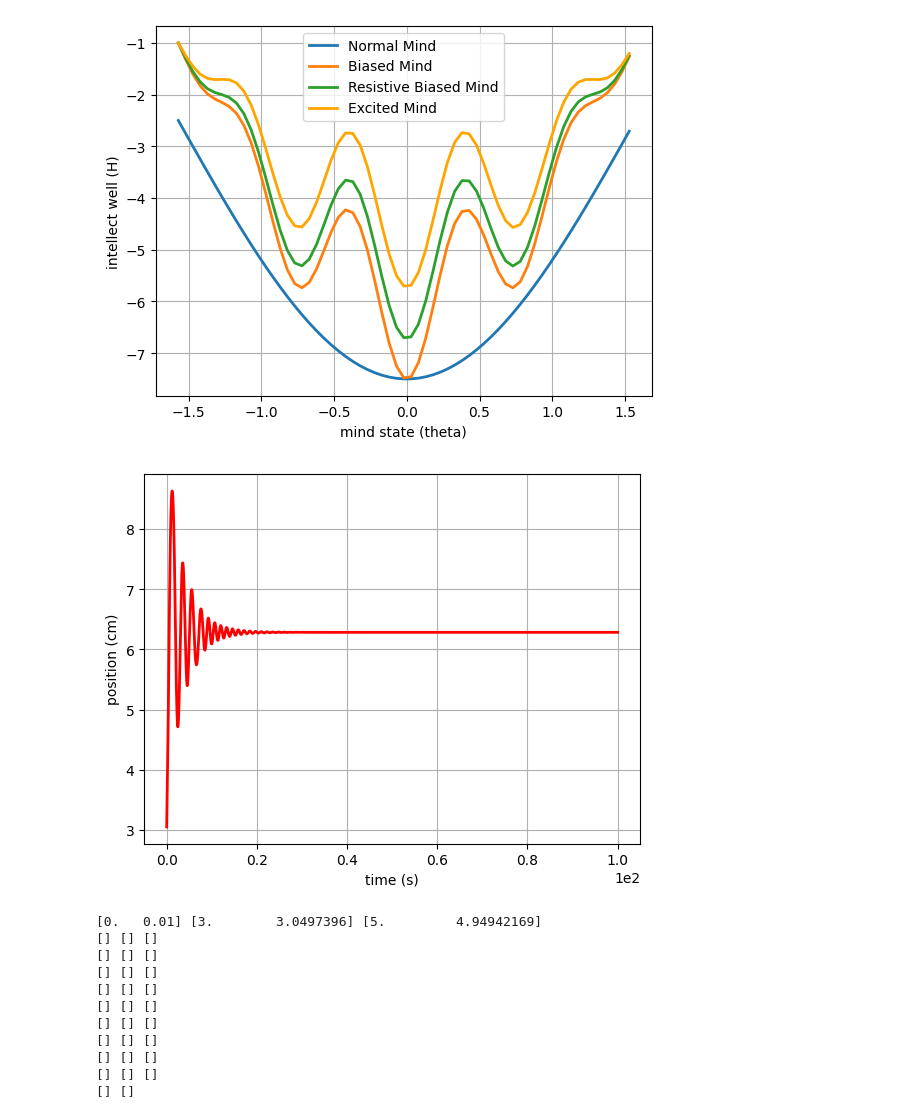
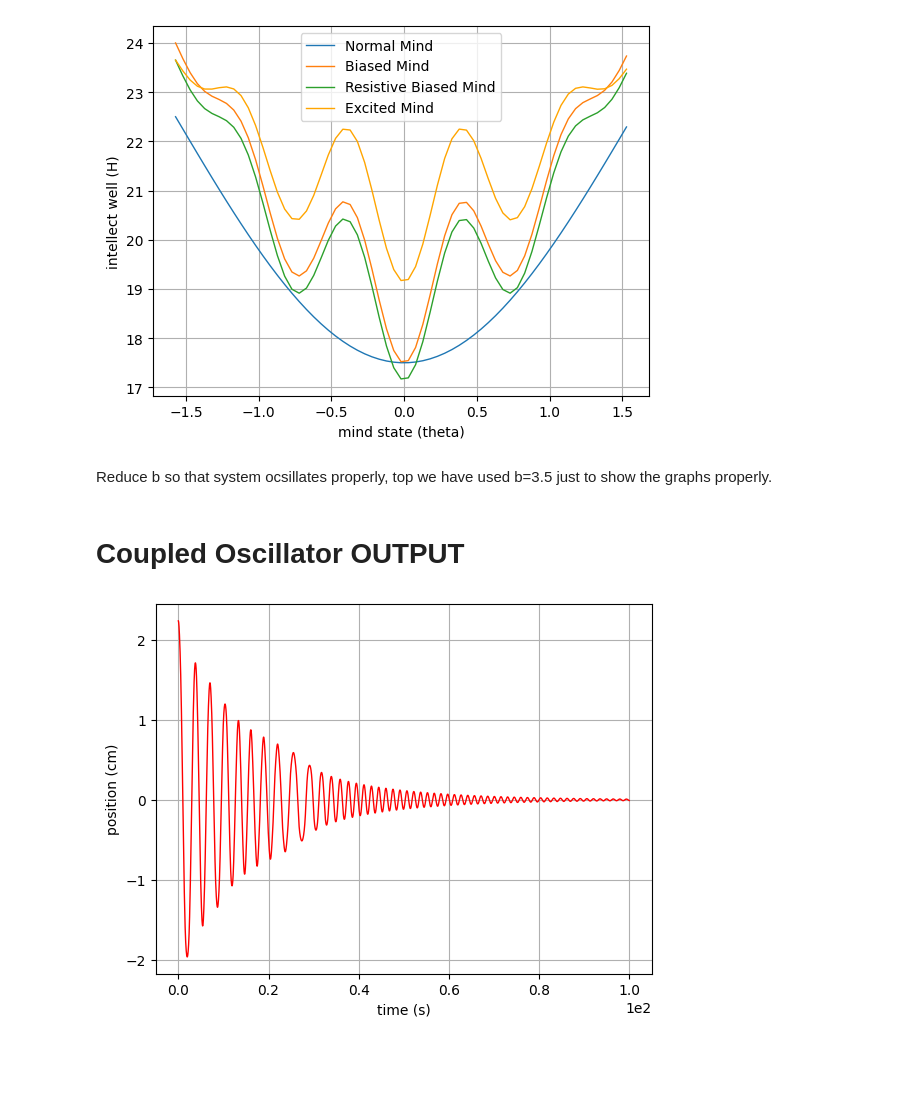
Before and after one commit to ShounakDas101/multibody, a Jupyter notebook: flip_mind_ODE.ipynb, the cells around one changed output. Cells and saved outputs as stored; diff of their text form; code cells hidden in the pictures; blank space fills up the shorter version.

```diff
--- a/flip_mind_ODE.ipynb
+++ b/flip_mind_ODE.ipynb
@@ -34,11 +65,27 @@ y3 = -H3
 # A plot of the fluid height (position) inside the straw as a function of time.
 #plt.plot(t,y)
 # plt.show()
-plt.plot(t, y0, t, y1, t, y2, t, y3, 'orange', linewidth = 2)
+plt.plot(t, H0, t, H1, t, H2, t, H3, 'orange', linewidth = 1)
 plt.xlabel('mind state (theta)')
 plt.ylabel('intellect well (H)')
 plt.ticklabel_format(style='sci', axis='x', scilimits=(0,0))
 plt.legend(['Normal Mind', 'Biased Mind', 'Resistive Biased Mind', 'Excited Mind'])
 plt.grid(True)
 # %% [output]
-[figure, old version]
+[figure, new version]
+# %% [markdown]
+Reduce b so that system ocsillates properly, top we have used b=3.5 just to show the graphs properly.
+# %%
+I=1.0
+a=5.0
+w2=a/I # it is actually square of angular frequency
+f=0.3  # it should be a fraction
+b=0.1
+c=2.0
+
+N=8
+k=1.38 # boltzmann constant, actual value is 1.380649E-23 Joules/Kelin
+T=3    # actual value 300K (at room temp)
+KE=0.5*I*w2
+U = 15+KE
+Amp=math.sqrt(a)
@@ -45,57 +95,35 @@ plt.grid(True)
+# %%
+def coupled_osc(x, t):
+      return  [x[1], -a*np.sin(x[0]) -b*x[1] -f*a*np.sin(x[0])*np.cos(N*x[0]) - f*a*np.cos(x[0])*np.sin(N*x[0])]
 # %%
-def coupled_osc(x, t):
-      return  [x[1], -2*a*np.sin(x[0]) -b*x[1] -f*a*np.sin(x[0])*np.cos(N*x[0]) - f*a*np.cos(x[0])*np.sin(N*x[0])-c*np.sin(x[0])]
+def flip_osc(x, t):
+      return  [x[1], -a*np.sin(x[0]) -b*x[1] -f*a*np.sin(x[0])*np.cos(N*x[0]) - f*a*np.cos(x[0])*np.sin(N*x[0])- c*np.sin(x[0])]
+# %% [markdown]
+# Coupled Oscillator OUTPUT
 # %%
 # Next, we create an array of the desired times for the solution.
 no_of_samples = 10000
 # Create an empty NumPy array of zeros
 time_array = np.zeros(no_of_samples)
 posi_array = np.zeros(no_of_samples)
 velo_array = np.zeros(no_of_samples)
-my_time = [0,1e-2]
-init_value =[3,5]
+my_time = [0,1e-2] # odeint takes time in terms of array only, h=t1-t0
+init_value =[Amp,0] # odeint takes init_value in terms of array only
 for i in range(0,no_of_samples,1):
     my_time = [0,1e-2]
     solution = odeint(coupled_osc, init_value, my_time)
     init_value =solution[1,0],solution[1,1]
     time_array[i]=i*1e-2
     posi_array[i]=solution[1,0]
     velo_array[i]=solution[1,1]
     #print (i*my_time[1], solution[1,0], solution[1,1])
 
 #print(posi_array)
 # A plot of the fluid height (position) inside the straw as a function of time.
-plt.plot(time_array, posi_array, 'red', linewidth = 2)
+plt.plot(time_array, posi_array, 'red', linewidth = 1)
 plt.xlabel('time (s)')
 plt.ylabel('position (cm)')
 plt.ticklabel_format(style='sci', axis='x', scilimits=(0,0))
 plt.grid(True)
 # %% [output]
-[figure, old version]
+[figure, new version]
-# %%
-# Next, we create an array of the desired times for the solution.
-y0 = [3, 5]
-for n in range(0, 10, 1):
-    time = np.arange(n, (n+2)*1e-2, 1e-2)
-    position, velocity = odeint(coupled_osc, y0, time).T
-    print (time, position, velocity)
-
-y0=[2, 7]
-time = np.arange(n, (n+1)*1e-2, 1e-2)
-position, velocity = odeint(coupled_osc, y0, time).T
-
-print (position, velocity)
-
-#
-# %% [output]
-[0.   0.01] [3.        3.0497396] [5.         4.94942169]
-[] [] []
-[] [] []
-[] [] []
-[] [] []
-[] [] []
-[] [] []
-[] [] []
-[] [] []
-[] [] []
-[] []
```
Also changed, not shown: parts of 14 cells of this notebook.
